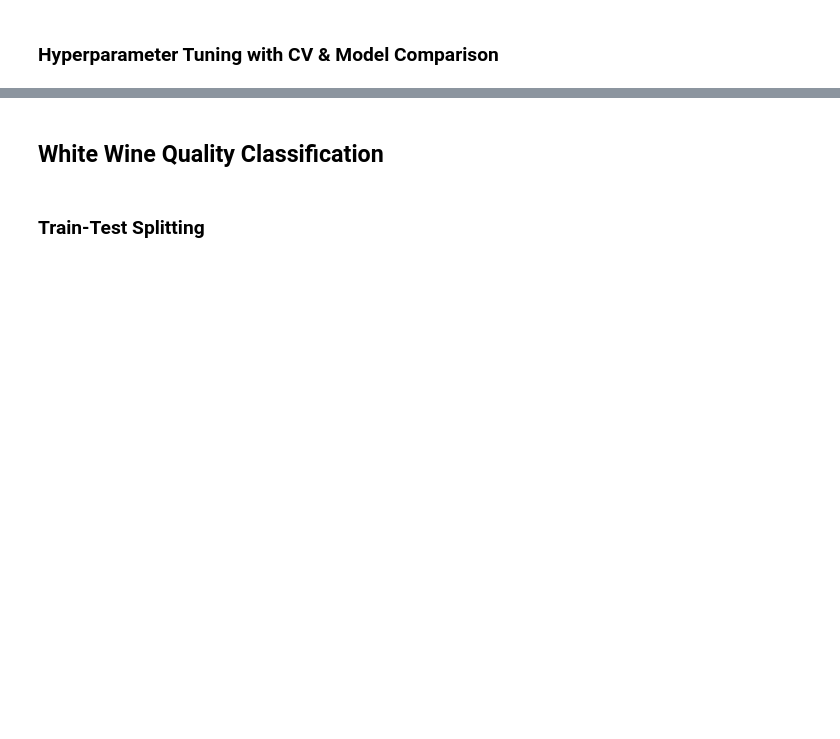
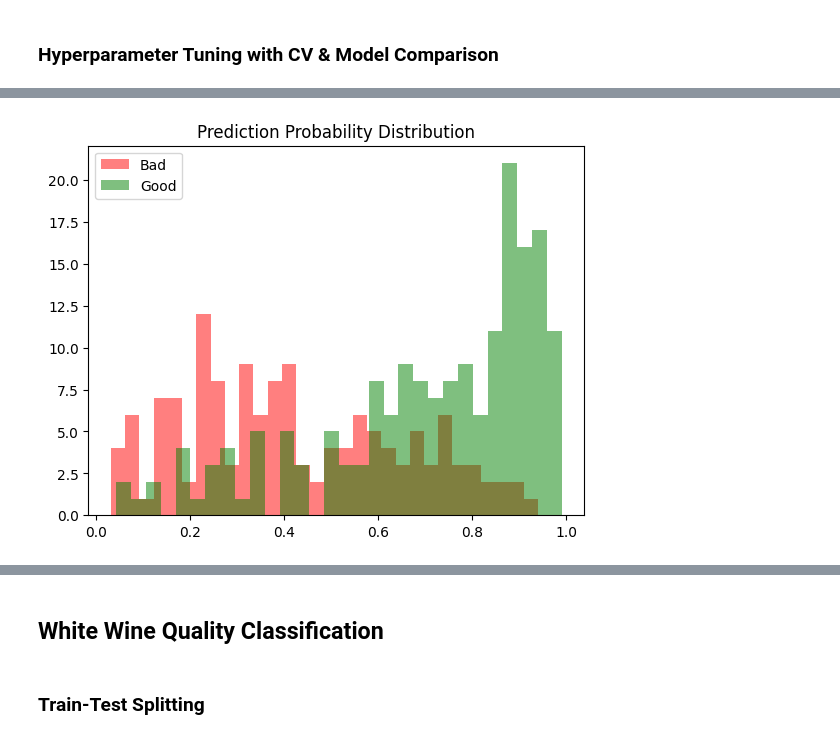
Before and after one commit to bercaakbayir/unimi-dse-ml-project, a Jupyter notebook: main.ipynb, the cells around one changed output, grey strips where cells are left out. Saved outputs shown, nothing was run; the diff lists cells and outputs as text; code cells hidden in the pictures; blank space fills up the shorter version.

```diff
--- a/main.ipynb
+++ b/main.ipynb
@@ -830,0 +845,8 @@ Mean accuracy: 0.702 ± 0.043
+# %%
+plt.hist(svm_red_probs[y_red_test == 'bad'], bins=30, alpha=0.5, label='Bad', color='red')
+plt.hist(svm_red_probs[y_red_test == 'good'], bins=30, alpha=0.5, label='Good', color='green')
+plt.title("Prediction Probability Distribution")
+plt.legend()
+plt.show()
+# %% [output]
+[figure, added]
```
Also changed, not shown: parts of 48 cells of this notebook, 2 other files.
